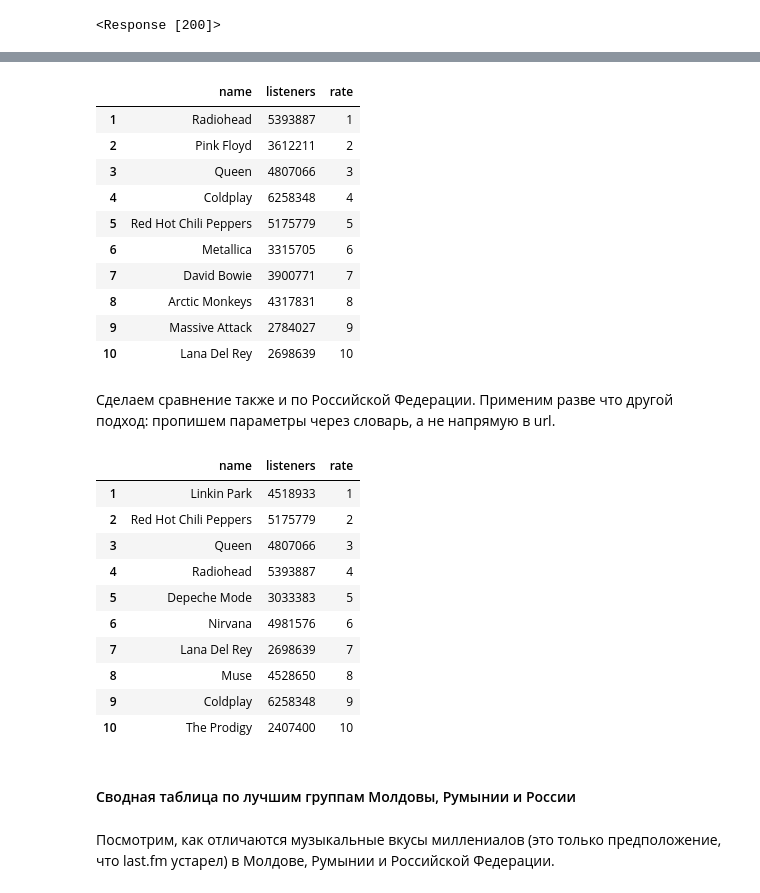
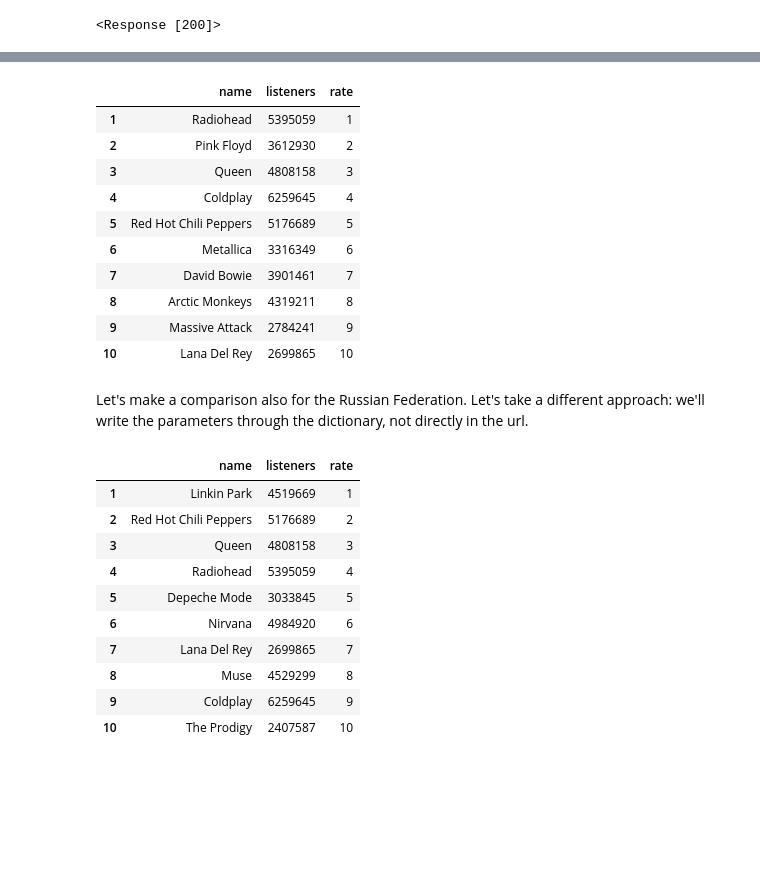
Before and after one commit to artempanush/projects_for_study, a Jupyter notebook: My Project. Moldova Statistic/LastFM API - Moldova.ipynb, the cells around one changed output, grey strips where cells are left out. Drawn from its saved outputs; the diff is of its cells as text; code cells hidden in the pictures; blank space fills up the shorter version.

```diff
--- a/My Project. Moldova Statistic/LastFM API - Moldova.ipynb
+++ b/My Project. Moldova Statistic/LastFM API - Moldova.ipynb
@@ -74,24 +72,28 @@ romania_data = json.loads(response2.content)
 # %%
+#create the datafreme, clean it and create the rating columns
+
 data_rom = pd.DataFrame(romania_data['topartists']['artist'])
 data_rom.drop(columns = ['image', 'streamable', 'mbid', 'url'], inplace=True)
-data_rom.index = [i for i in range(1, len(data) + 1)]
-data_rom['rate'] = data.index
+data_rom.index = [i for i in range(1, len(data_rom) + 1)]
+data_rom['rate'] = data_rom.index
 data_rom.head(10)
 # %% [output]
 |  | name | listeners | rate |
-| 1 | Radiohead | 5393887 | 1 |
-| 2 | Pink Floyd | 3612211 | 2 |
-| 3 | Queen | 4807066 | 3 |
-| 4 | Coldplay | 6258348 | 4 |
-| 5 | Red Hot Chili Peppers | 5175779 | 5 |
-| 6 | Metallica | 3315705 | 6 |
-| 7 | David Bowie | 3900771 | 7 |
-| 8 | Arctic Monkeys | 4317831 | 8 |
-| 9 | Massive Attack | 2784027 | 9 |
-| 10 | Lana Del Rey | 2698639 | 10 |
+| 1 | Radiohead | 5395059 | 1 |
+| 2 | Pink Floyd | 3612930 | 2 |
+| 3 | Queen | 4808158 | 3 |
+| 4 | Coldplay | 6259645 | 4 |
+| 5 | Red Hot Chili Peppers | 5176689 | 5 |
+| 6 | Metallica | 3316349 | 6 |
+| 7 | David Bowie | 3901461 | 7 |
+| 8 | Arctic Monkeys | 4319211 | 8 |
+| 9 | Massive Attack | 2784241 | 9 |
+| 10 | Lana Del Rey | 2699865 | 10 |
-# %% [markdown]
-Сделаем сравнение также и по Российской Федерации. Применим разве что другой подход: пропишем параметры через словарь, а не напрямую в url.
+# %% [markdown]
+Let's make a comparison also for the Russian Federation. Let's take a different approach: we'll write the parameters through the dictionary, not directly in the url.
 # %%
+#create the dict "params", create the dataframe
+
 params = {
     'api_key':'2689b481c219016f770446b53238ea94',
     'country':'Russian Federation',
@@ -101,22 +103,18 @@ response3 = requests.get(url = url_3, params = params)
 russia_data = json.loads(response3.content)
 data_rus = pd.DataFrame(russia_data['topartists']['artist'])
 data_rus.drop(columns = ['image', 'streamable', 'mbid', 'url'], inplace=True)
-data_rus.index = [i for i in range(1, len(data) + 1)]
-data_rus['rate'] = data.index
+data_rus.index = [i for i in range(1, len(data_rus) + 1)]
+data_rus['rate'] = data_rus.index
 data_rus.head(10)
 # %% [output]
 |  | name | listeners | rate |
-| 1 | Linkin Park | 4518933 | 1 |
-| 2 | Red Hot Chili Peppers | 5175779 | 2 |
-| 3 | Queen | 4807066 | 3 |
-| 4 | Radiohead | 5393887 | 4 |
-| 5 | Depeche Mode | 3033383 | 5 |
-| 6 | Nirvana | 4981576 | 6 |
-| 7 | Lana Del Rey | 2698639 | 7 |
-| 8 | Muse | 4528650 | 8 |
-| 9 | Coldplay | 6258348 | 9 |
-| 10 | The Prodigy | 2407400 | 10 |
+| 1 | Linkin Park | 4519669 | 1 |
+| 2 | Red Hot Chili Peppers | 5176689 | 2 |
+| 3 | Queen | 4808158 | 3 |
+| 4 | Radiohead | 5395059 | 4 |
+| 5 | Depeche Mode | 3033845 | 5 |
+| 6 | Nirvana | 4984920 | 6 |
+| 7 | Lana Del Rey | 2699865 | 7 |
+| 8 | Muse | 4529299 | 8 |
+| 9 | Coldplay | 6259645 | 9 |
+| 10 | The Prodigy | 2407587 | 10 |
-# %% [markdown]
-#### Сводная таблица по лучшим группам Молдовы, Румынии и России
-# %% [markdown]
-Посмотрим, как отличаются музыкальные вкусы миллениалов (это только предположение, что last.fm устарел) в Молдове, Румынии и Российской Федерации.
```
Also changed, not shown: parts of 35 cells of this notebook.
